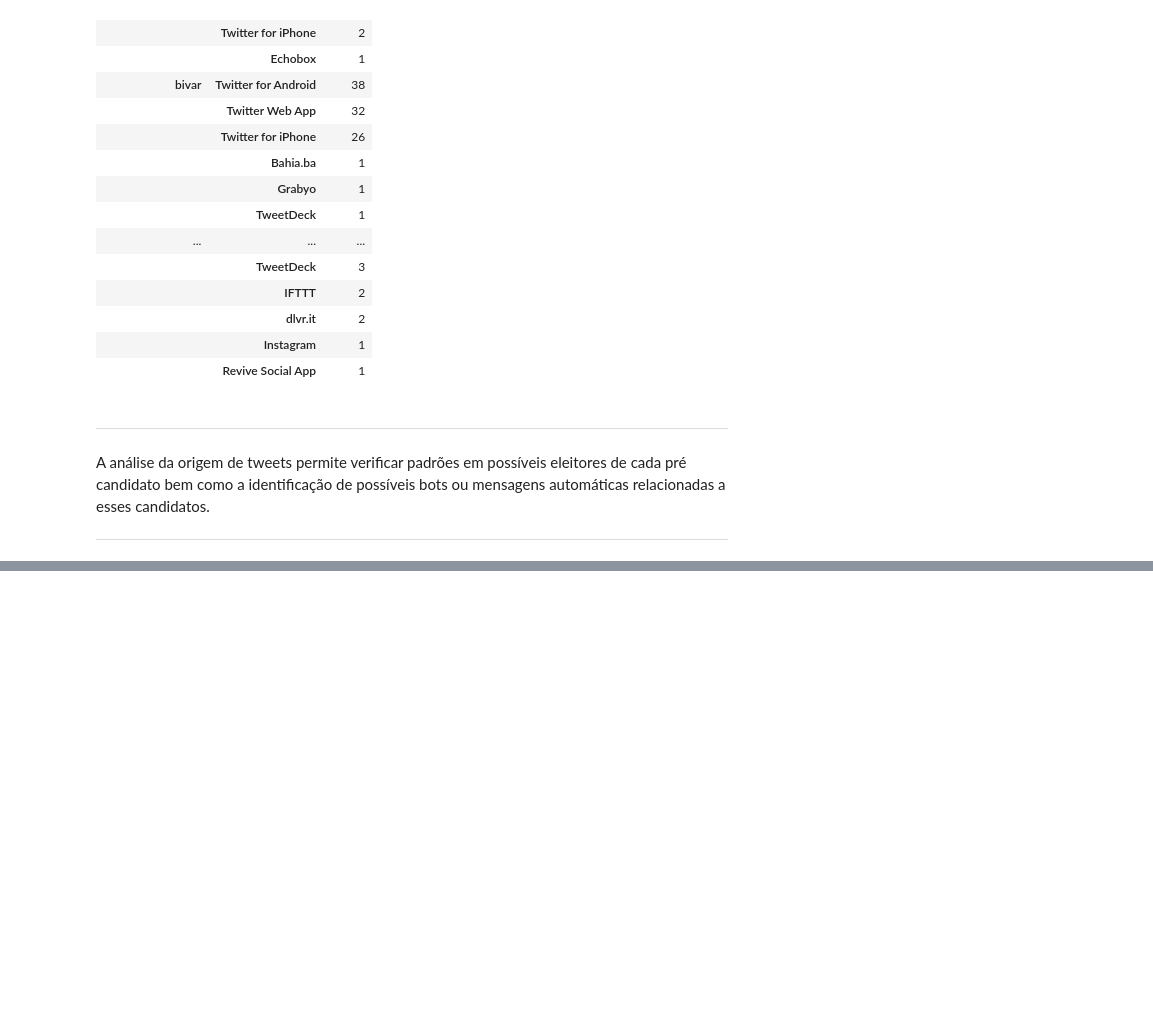
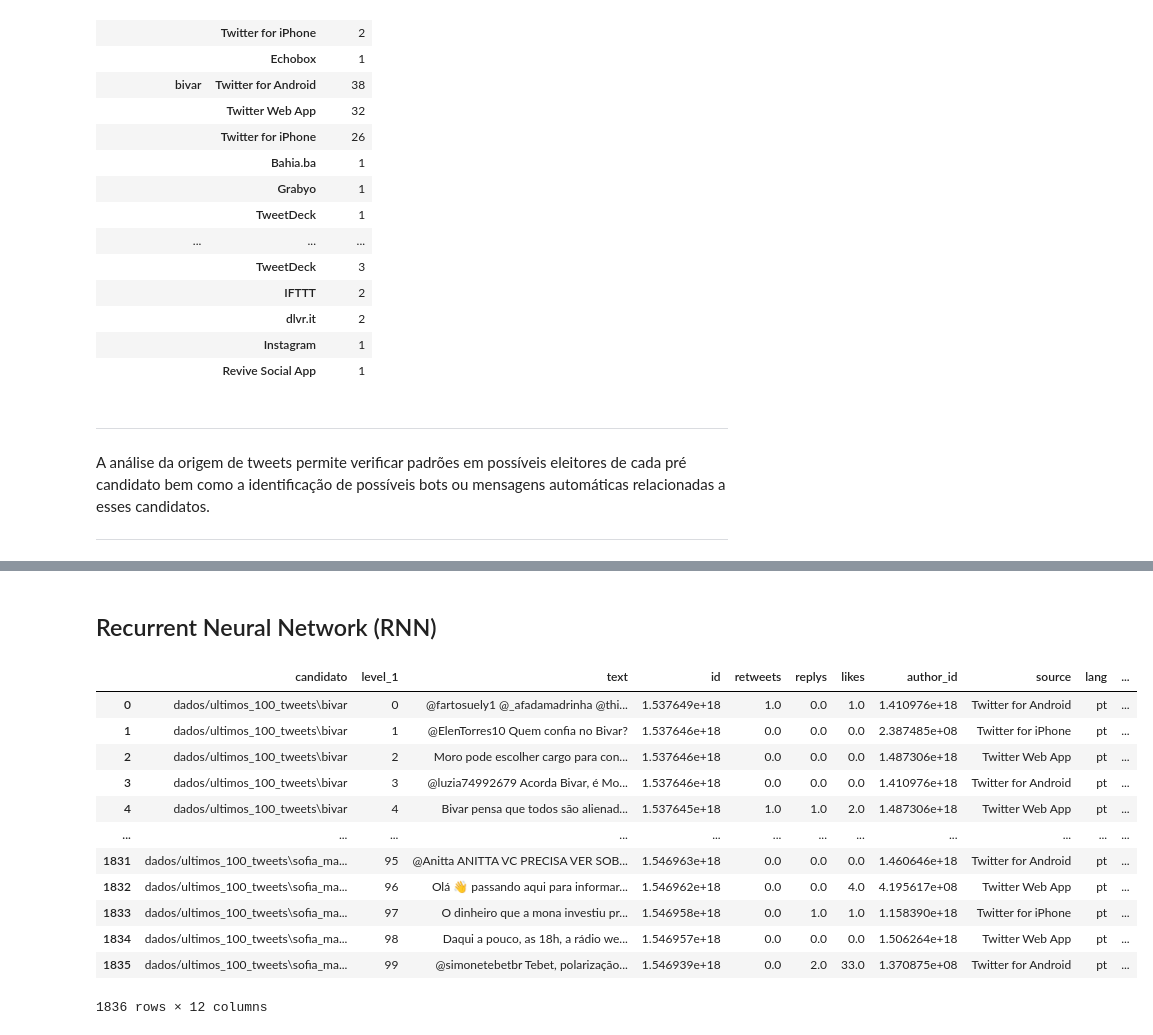
Before and after one commit to EduardoTTristao/analise-de-sentimento-politico-pelo-twitter, a Jupyter notebook: analise-de-sentimento-politico-pelo-twitter/data_analysis.ipynb, the cells around one changed output, grey strips where cells are left out. Drawn from its saved outputs; the diff is of its cells as text; code cells hidden in the pictures; blank space fills up the shorter version.

```diff
--- a/analise-de-sentimento-politico-pelo-twitter/data_analysis.ipynb
+++ b/analise-de-sentimento-politico-pelo-twitter/data_analysis.ipynb
@@ -750,0 +836,7 @@ A análise da origem de tweets permite verificar padrões em possíveis eleitore
+# %%
+df = df_all_folder("/content/analise-de-sentimento-politico-pelo-twitter-master/analise-de-sentimento-politico-pelo-twitter/dados/ultimos_100_tweets/")
+df = df[df['text'].notna()].reset_index(drop=True)
+y = df_all_folder("/content/analise-de-sentimento-politico-pelo-twitter-master/analise-de-sentimento-politico-pelo-twitter/dados/ultimos_100_tweets/",sufixo='_labeled.csv')['level_1'].dropna().apply(lambda x : x.upper()).reset_index(drop=True)
+y = y.apply(lambda x: 0 if x == 'NG' else 1 if x == 'NT' else 2)
+df['sentimento'] = y
+df = df[cols]
@@ -750,0 +941,38 @@ A análise da origem de tweets permite verificar padrões em possíveis eleitore
+# %% [markdown]
+## Recurrent Neural Network (RNN)
+# %%
+import pandas as pd
+# Carregando dados
+import glob
+
+def df_all_folder(path,sufixo="_tweets.csv"):
+    all_files = glob.glob(path + "*"+sufixo)
+    li = []
+
+    for filename in all_files:
+        df = pd.read_csv(filename, index_col=0)
+        if "janones" not in filename:
+            li.append(df)
+    names = []
+    for filename in all_files:
+        x = filename.replace(path, "")
+        x = x.replace(sufixo, "")
+        names.append(x.replace(" ","_"))
+    return pd.concat(li, axis=0, keys =names).reset_index().rename(columns={'level_0': "candidato"})
+# %%
+df = df_all_folder("dados/ultimos_100_tweets/")
+df
+# %% [output]
+|  | candidato | level_1 | text | id | retweets | replys | likes | author_id | source | lang | ... |
+| 0 | dados/ultimos_100_tweets\bivar | 0 | @fartosuely1 @_afadamadrinha @thi... | 1.537649e+18 | 1.0 | 0.0 | 1.0 | 1.410976e+18 | Twitter for Android | pt | ... |
+| 1 | dados/ultimos_100_tweets\bivar | 1 | @ElenTorres10 Quem confia no Bivar? | 1.537646e+18 | 0.0 | 0.0 | 0.0 | 2.387485e+08 | Twitter for iPhone | pt | ... |
+| 2 | dados/ultimos_100_tweets\bivar | 2 | Moro pode escolher cargo para con... | 1.537646e+18 | 0.0 | 0.0 | 0.0 | 1.487306e+18 | Twitter Web App | pt | ... |
+| 3 | dados/ultimos_100_tweets\bivar | 3 | @luzia74992679 Acorda Bivar, é Mo... | 1.537646e+18 | 0.0 | 0.0 | 0.0 | 1.410976e+18 | Twitter for Android | pt | ... |
+| 4 | dados/ultimos_100_tweets\bivar | 4 | Bivar pensa que todos são alienad... | 1.537645e+18 | 1.0 | 1.0 | 2.0 | 1.487306e+18 | Twitter Web App | pt | ... |
+| ... | ... | ... | ... | ... | ... | ... | ... | ... | ... | ... | ... |
+| 1831 | dados/ultimos_100_tweets\sofia_ma... | 95 | @Anitta ANITTA VC PRECISA VER SOB... | 1.546963e+18 | 0.0 | 0.0 | 0.0 | 1.460646e+18 | Twitter for Android | pt | ... |
+| 1832 | dados/ultimos_100_tweets\sofia_ma... | 96 | Olá 👋 passando aqui para informar... | 1.546962e+18 | 0.0 | 0.0 | 4.0 | 4.195617e+08 | Twitter Web App | pt | ... |
+| 1833 | dados/ultimos_100_tweets\sofia_ma... | 97 | O dinheiro que a mona investiu pr... | 1.546958e+18 | 0.0 | 1.0 | 1.0 | 1.158390e+18 | Twitter for iPhone | pt | ... |
+| 1834 | dados/ultimos_100_tweets\sofia_ma... | 98 | Daqui a pouco, as 18h, a rádio we... | 1.546957e+18 | 0.0 | 0.0 | 0.0 | 1.506264e+18 | Twitter Web App | pt | ... |
+| 1835 | dados/ultimos_100_tweets\sofia_ma... | 99 | @simonetebetbr Tebet, polarização... | 1.546939e+18 | 0.0 | 2.0 | 33.0 | 1.370875e+08 | Twitter for Android | pt | ... |
+1836 rows × 12 columns
```
Also changed, not shown: parts of 44 cells of this notebook.
